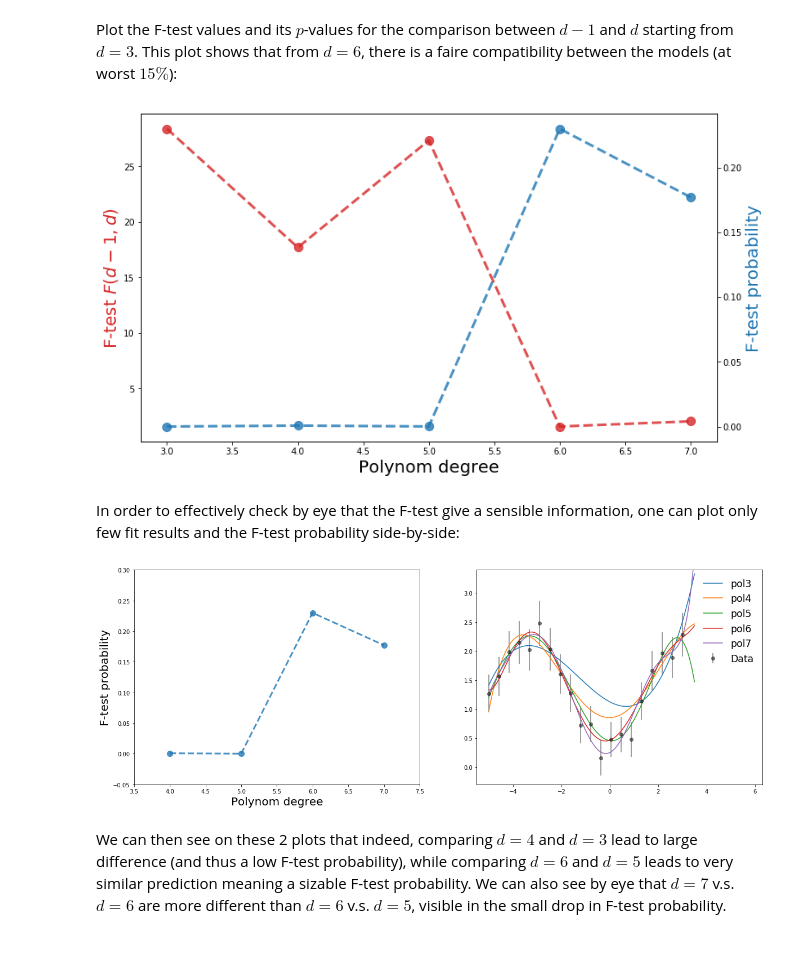
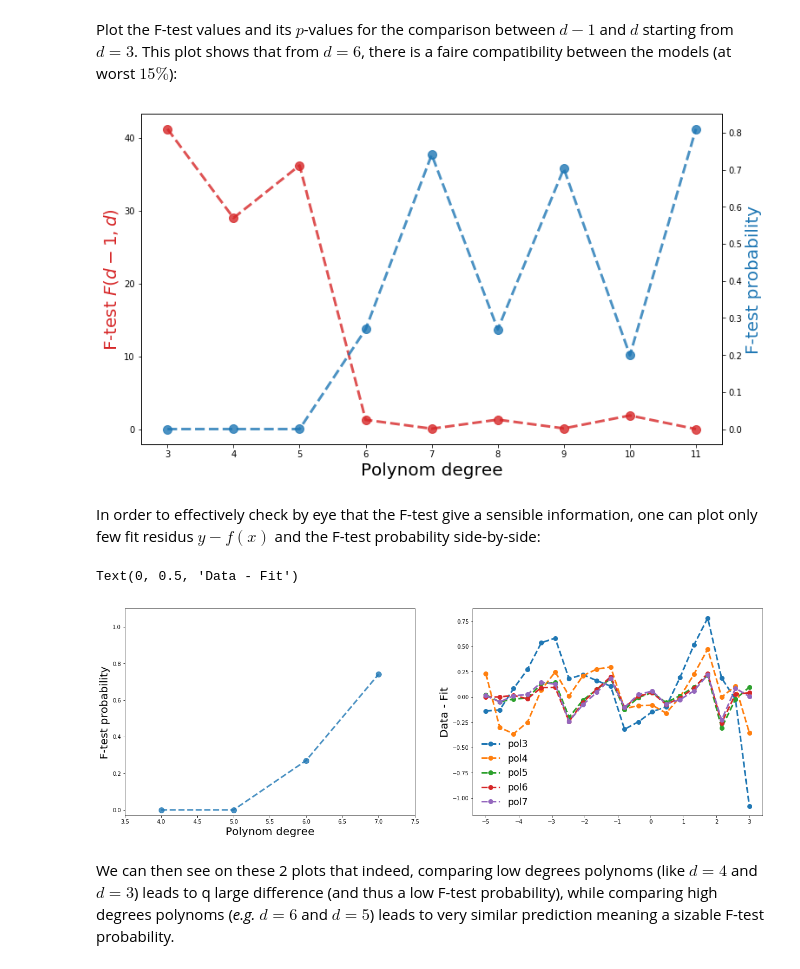
Before and after one commit to MLatCezeaux/intro_numpy, a Jupyter notebook: lecture/1-NumpyIntroduction.ipynb, the cells around one changed output. Cells and saved outputs as stored; diff of their text form; code cells hidden in the pictures.

```diff
--- a/lecture/1-NumpyIntroduction.ipynb
+++ b/lecture/1-NumpyIntroduction.ipynb
@@ -614,12 +617,14 @@ The following code try every polynomial functions up to a degree 8, perform the
 fig = plt.figure(figsize=(12,7))
 
 # Fitting & plotting
-for d in np.arange(0, 8):
+for d in np.arange(0, degree_max):
     par, cov = fit_polynom(d)
-    plt.plot(xcont, pol_func(xcont, *par), label='pol{}'.format(d))
+    plt.plot(xcont, pol_func(xcont, *par), label='pol{}'.format(d),
+             linewidth=3, alpha=0.8)
 
 # Plotting data
-style = {'marker': 'o', 'color': 'black', 'linestyle': '', 'alpha': 0.5, 'label': 'Data'}
+style = {'marker': 'o', 'color': 'black', 'markersize': 8,
+         'linestyle': '', 'zorder': 10, 'label': 'Data'}
 plt.errorbar(x, y, yerr=dy, **style)
 
 # Plot cosmetics
@@ -642,7 +647,7 @@ We can now perform all these fits and extract the goodness of fit ($\chi^2$ and
 # %%
 # Fitting and getting p-value
 degree, chiSquare, pvalue = [], [], []
-for d in np.arange(8):
+for d in np.arange(degree_max):
     par, cov = fit_polynom(d)
     c2, n = get_chi2_nDOF(y, dy, pol_func(x, *par))
     degree.append(d), chiSquare.append(c2), pvalue.append(get_pvalue(c2, n))
@@ -682,7 +687,7 @@ def get_RSS(y, yfit):
     return np.sum((y-yfit)**2)
 
 RSS = []
-for d in np.arange(8):
+for d in np.arange(degree_max):
     par, cov = fit_polynom(d)
     RSS.append(get_RSS(y=y, yfit=pol_func(x, *par)))
 # %% [markdown]
@@ -712,7 +715,7 @@ Plot the F-test values and its $p$-values for the comparison between $d-1$ and $
 # %%
 # Computing F-test comparisons starting from degree=4
 dmin, compare = 3, compare_pol_pq
-dinf, dsup = np.arange(dmin-1, 8), np.arange(dmin, 8)
+dinf, dsup = np.arange(dmin-1, degree_max), np.arange(dmin, degree_max)
 result = np.array([compare(d1, d2) for d1, d2 in zip(dinf, dsup)])
 Ftest, pval = result[:, 0], result[:, 1]
 
@@ -724,43 +727,41 @@ style = {'marker': 'o', 'markersize': 10, 'alpha': 0.8,
 
 # Plot of F-test values
 ax1.plot(dsup, Ftest, color='tab:red', **style)
-ax1.set_ylabel('F-test $F(d-1,d)$', color='tab:red', fontsize=20);
+ax1.set_ylabel('F-test $F(d-1,d)$', color='tab:red', fontsize=20)
 
 # Plot of p-values
 ax2 = ax1.twinx()
 ax2.plot(dsup, pval, color='tab:blue', **style)
 ax2.set_ylabel('F-test probability', color='tab:blue', fontsize=20);
 # %% [output]
-[figure, old version]
+[figure, new version]
 # %% [markdown]
-In order to effectively check by eye that the F-test give a sensible information, one can plot only few fit results and the F-test probability side-by-side:
+In order to effectively check by eye that the F-test give a sensible information, one can plot only few fit residus $y-f(x)$ and the F-test probability side-by-side:
 # %%
 # Plotting figure and syle the results
-plt.figure(figsize=(20,7))
+plt.figure(figsize=(21,7))
 style = {'marker': 'o', 'markersize': 10, 'alpha': 0.8,
          'linestyle': '--', 'linewidth': 3}
 
-# Plot of F-test values starting with d=4 to d=3 comparison
+# Plot of F-test values from 4-to-3 comparison, to 7-to-6
 plt.subplot('121')
-plt.plot(dsup[1:], pval[1:], **style)
+plt.plot(dsup[1:5], pval[1:5], **style)
 plt.ylabel('F-test probability' , fontsize=20);
 plt.xlabel('Polynom degree', fontsize=20)
 plt.xlim(3.5, 7.5)
-plt.ylim(-0.05, 0.3)
+plt.ylim(-0.03, 1.1)
 
-# Putting the fitting result aside, starting from d=3
+# Putting the fit residus aside from d=3 to d=7
 plt.subplot('122')
+style = {'marker': 'o', 'markersize': 8,
+         'linestyle': '--', 'linewidth': 3}
 for d in np.arange(3, 8):
     par, cov = fit_polynom(d)
-    plt.plot(xcont, pol_func(xcont, *par), label='pol{}'.format(d))
-
-style = {'marker': 'o', 'color': 'black', 'linestyle': '',
-         'alpha': 0.5, 'label': 'Data'}
-plt.errorbar(x, y, yerr=dy, **style)
-plt.xlim(-5.5, 6.3)
-plt.ylim(-0.3, 3.4)
+    plt.plot(x, y-pol_func(x, *par), label='pol{}'.format(d), **style)
 plt.legend(frameon=False, fontsize='xx-large');
+plt.ylabel('Data - Fit', fontsize=20)
 # %% [output]
+Text(0, 0.5, 'Data - Fit')
-[figure, old version]
+[figure, new version]
 # %% [markdown]
-We can then see on these 2 plots that indeed, comparing $d=4$ and $d=3$ lead to large difference (and thus a low F-test probability), while comparing $d=6$ and $d=5$ leads to very similar prediction meaning a sizable F-test probability. We can also see by eye that $d=7$ v.s. $d=6$ are more different than $d=6$ v.s. $d=5$, visible in the small drop in F-test probability.
+We can then see on these 2 plots that indeed, comparing low degrees polynoms (like $d=4$ and $d=3$) leads to q large difference (and thus a low F-test probability), while comparing high degrees polynoms (*e.g.* $d=6$ and $d=5$) leads to very similar prediction meaning a sizable F-test probability.
```
Also changed, not shown: parts of 32 cells of this notebook, 1 other file.
